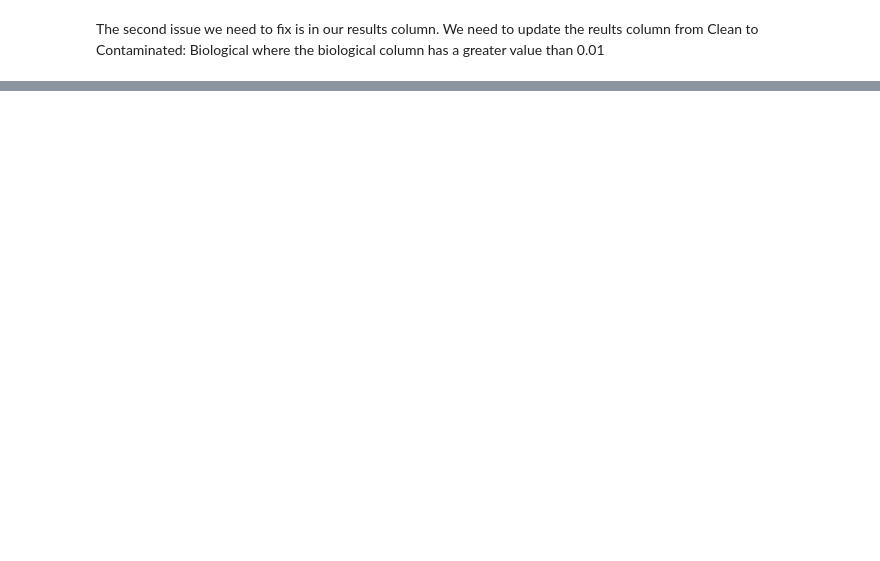
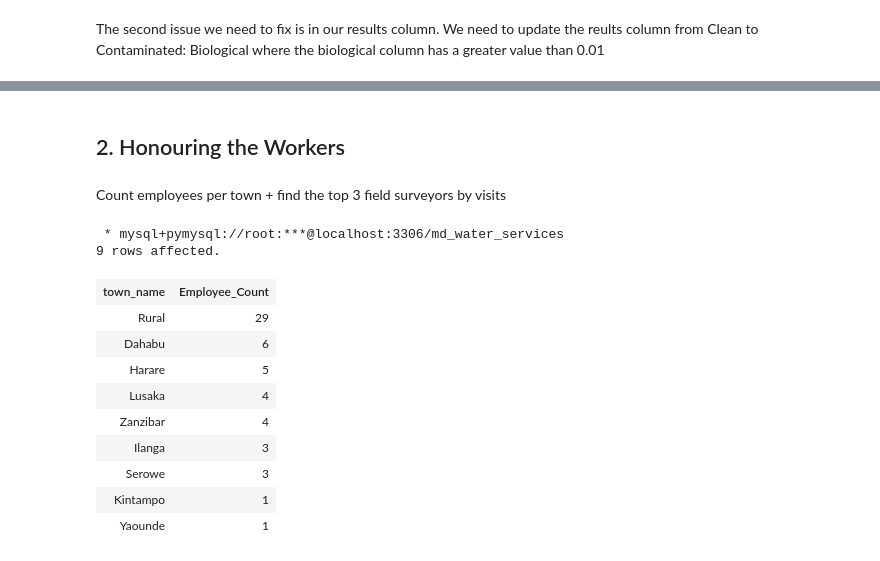
Before and after one commit to collins-kimotho/Maji_Ndogo, a Jupyter notebook: Maji_Ndogo.ipynb, the cells around one changed output, grey strips where cells are left out. Saved outputs shown, nothing was run; the diff lists cells and outputs as text; code cells hidden in the pictures; blank space fills up the shorter version.

```diff
--- a/Maji_Ndogo.ipynb
+++ b/Maji_Ndogo.ipynb
@@ -385,0 +446,25 @@ WHERE description LIKE 'Clean_%' OR(results = 'Clean' AND biological > 0.01)
+# %% [markdown]
+## 2. Honouring the Workers
+# %% [markdown]
+Count employees per town + find the top 3 field surveyors by visits
+# %%
+%%sql
+
+-- Number of employees in each town
+SELECT town_name, COUNT(DISTINCT(assigned_employee_id)) AS 'Employee_Count'
+FROM employee
+GROUP BY town_name
+ORDER BY  Employee_Count DESC;
+# %% [output]
+ * mysql+pymysql://root:***@localhost:3306/md_water_services
+9 rows affected.
+| town_name | Employee_Count |
+| Rural | 29 |
+| Dahabu | 6 |
+| Harare | 5 |
+| Lusaka | 4 |
+| Zanzibar | 4 |
+| Ilanga | 3 |
+| Serowe | 3 |
+| Kintampo | 1 |
+| Yaounde | 1 |
```
Also changed, not shown: parts of 37 cells of this notebook.
